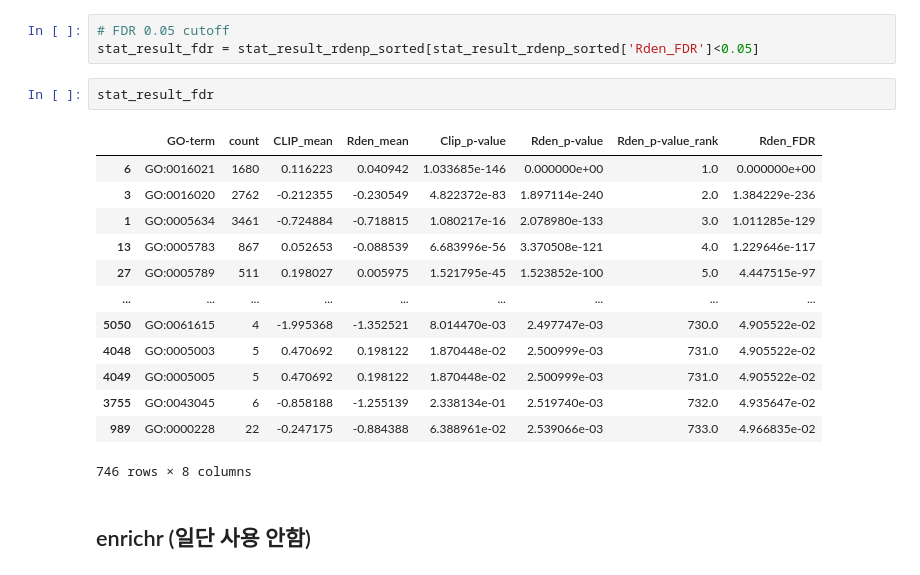
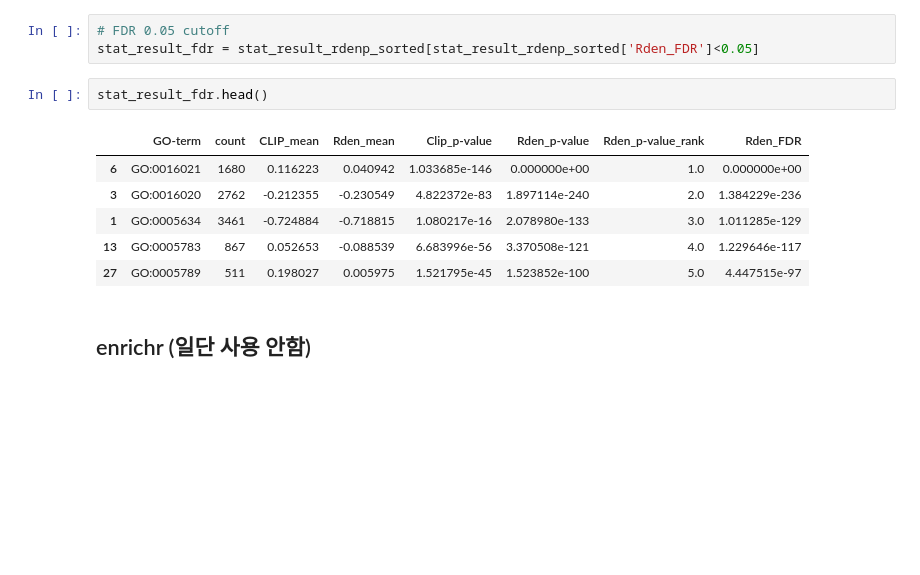
Before and after one commit to dong-gi-jang/binfo, a Jupyter notebook: Free 2/Free2_Fig5A.ipynb, the cells around one changed output. Saved outputs shown, nothing was run; the diff lists cells and outputs as text; blank space fills up the shorter version.

```diff
--- a/Free 2/Free2_Fig5A.ipynb
+++ b/Free 2/Free2_Fig5A.ipynb
@@ -268,21 +325,14 @@ stat_result_rdenp_sorted.to_csv('./total_result_fdr.csv')
 # FDR 0.05 cutoff
 stat_result_fdr = stat_result_rdenp_sorted[stat_result_rdenp_sorted['Rden_FDR']<0.05]
 # %%
-stat_result_fdr
+stat_result_fdr.head()
 # %% [output]
 |  | GO-term | count | CLIP_mean | Rden_mean | Clip_p-value | Rden_p-value | Rden_p-value_rank | Rden_FDR |
 | 6 | GO:0016021 | 1680 | 0.116223 | 0.040942 | 1.033685e-146 | 0.000000e+00 | 1.0 | 0.000000e+00 |
 | 3 | GO:0016020 | 2762 | -0.212355 | -0.230549 | 4.822372e-83 | 1.897114e-240 | 2.0 | 1.384229e-236 |
 | 1 | GO:0005634 | 3461 | -0.724884 | -0.718815 | 1.080217e-16 | 2.078980e-133 | 3.0 | 1.011285e-129 |
 | 13 | GO:0005783 | 867 | 0.052653 | -0.088539 | 6.683996e-56 | 3.370508e-121 | 4.0 | 1.229646e-117 |
 | 27 | GO:0005789 | 511 | 0.198027 | 0.005975 | 1.521795e-45 | 1.523852e-100 | 5.0 | 4.447515e-97 |
-| ... | ... | ... | ... | ... | ... | ... | ... | ... |
-| 5050 | GO:0061615 | 4 | -1.995368 | -1.352521 | 8.014470e-03 | 2.497747e-03 | 730.0 | 4.905522e-02 |
-| 4048 | GO:0005003 | 5 | 0.470692 | 0.198122 | 1.870448e-02 | 2.500999e-03 | 731.0 | 4.905522e-02 |
-| 4049 | GO:0005005 | 5 | 0.470692 | 0.198122 | 1.870448e-02 | 2.500999e-03 | 731.0 | 4.905522e-02 |
-| 3755 | GO:0043045 | 6 | -0.858188 | -1.255139 | 2.338134e-01 | 2.519740e-03 | 732.0 | 4.935647e-02 |
-| 989 | GO:0000228 | 22 | -0.247175 | -0.884388 | 6.388961e-02 | 2.539066e-03 | 733.0 | 4.966835e-02 |
-746 rows × 8 columns
 # %% [markdown]
 ## enrichr (일단 사용 안함)
 # %%
```
Also changed, not shown: parts of 11 cells of this notebook.
